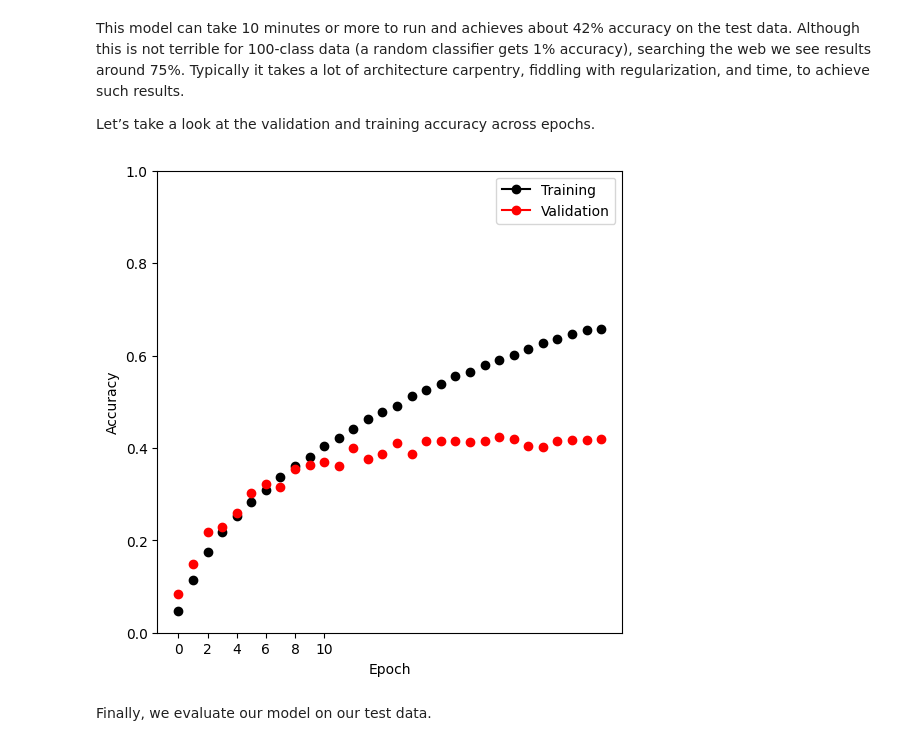
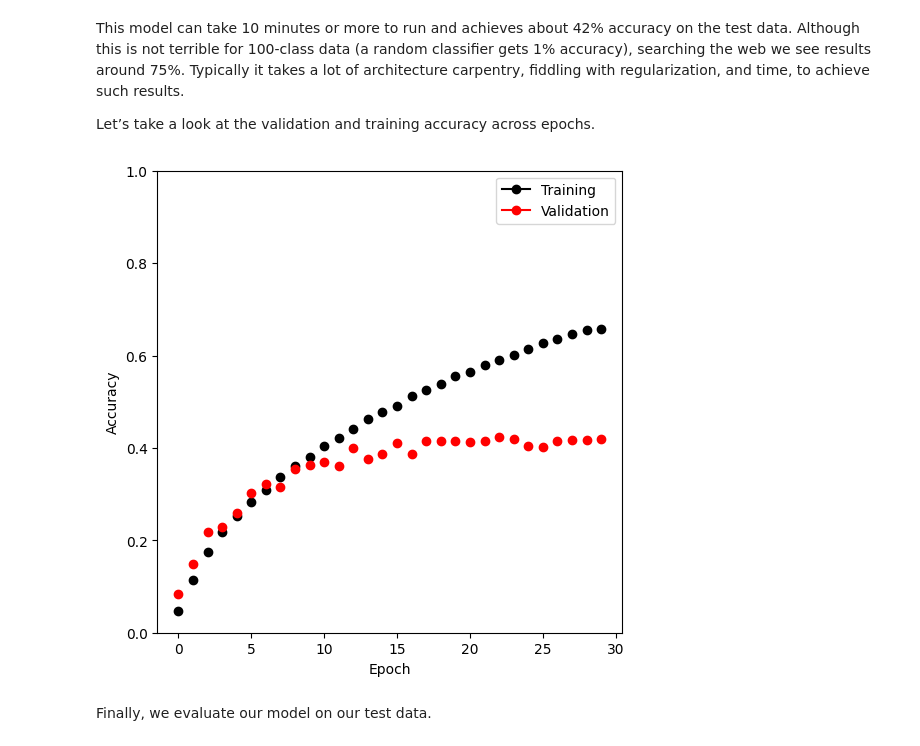
Before and after one commit to johbry17/ISLP-Statistical-Learning-Python, a Jupyter notebook: Ch10-deeplearning-lab.ipynb, the cells around one changed output. Cells and saved outputs as stored; diff of their text form; code cells hidden in the pictures.

```diff
--- a/Ch10-deeplearning-lab.ipynb
+++ b/Ch10-deeplearning-lab.ipynb
@@ -1066,16 +1070,16 @@ across epochs.
 # %%
 log_path = cifar_logger.experiment.metrics_file_path
 cifar_results = pd.read_csv(log_path)
 fig, ax = subplots(1, 1, figsize=(6, 6))
 summary_plot(cifar_results,
              ax,
              col='accuracy',
              ylabel='Accuracy')
-ax.set_xticks(np.linspace(0, 10, 6).astype(int))
+ax.set_xticks(np.linspace(0, 30, 7).astype(int))
 ax.set_ylabel('Accuracy')
 ax.set_ylim([0, 1]);
 # %% [output]
-[figure, old version]
+[figure, new version]
 # %% [markdown]
 Finally, we evaluate our model on our test data.
 # %%
```
Also changed, not shown: parts of 27 cells of this notebook, 3 other files.
